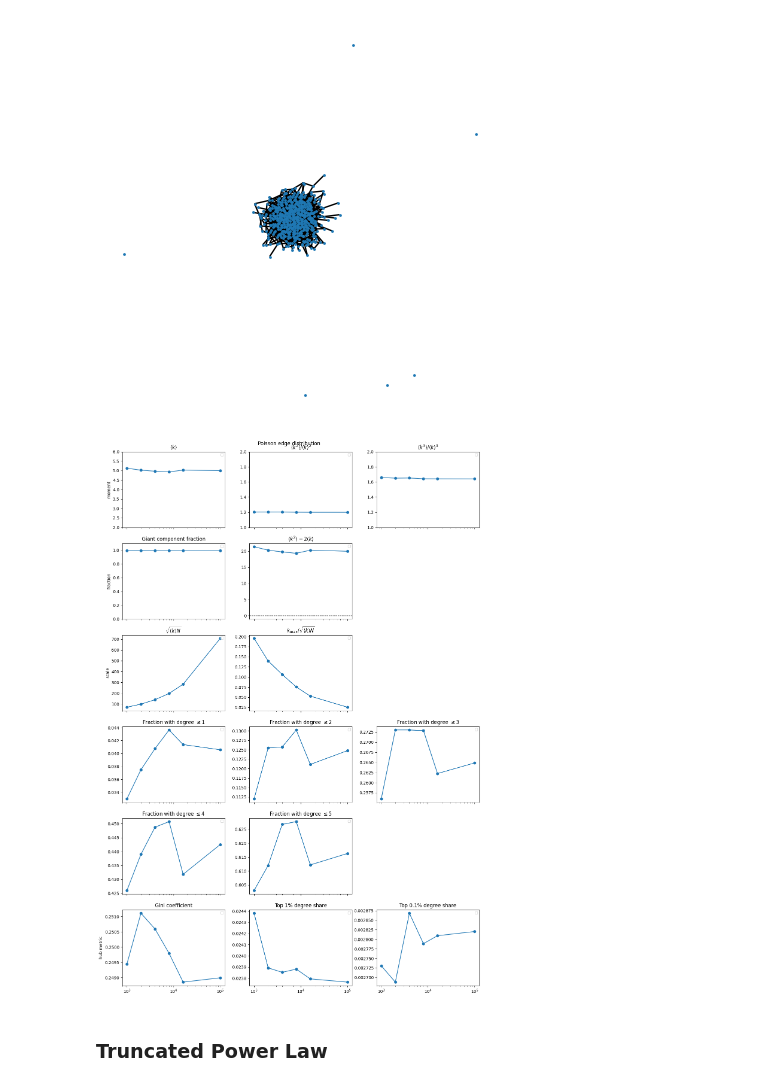
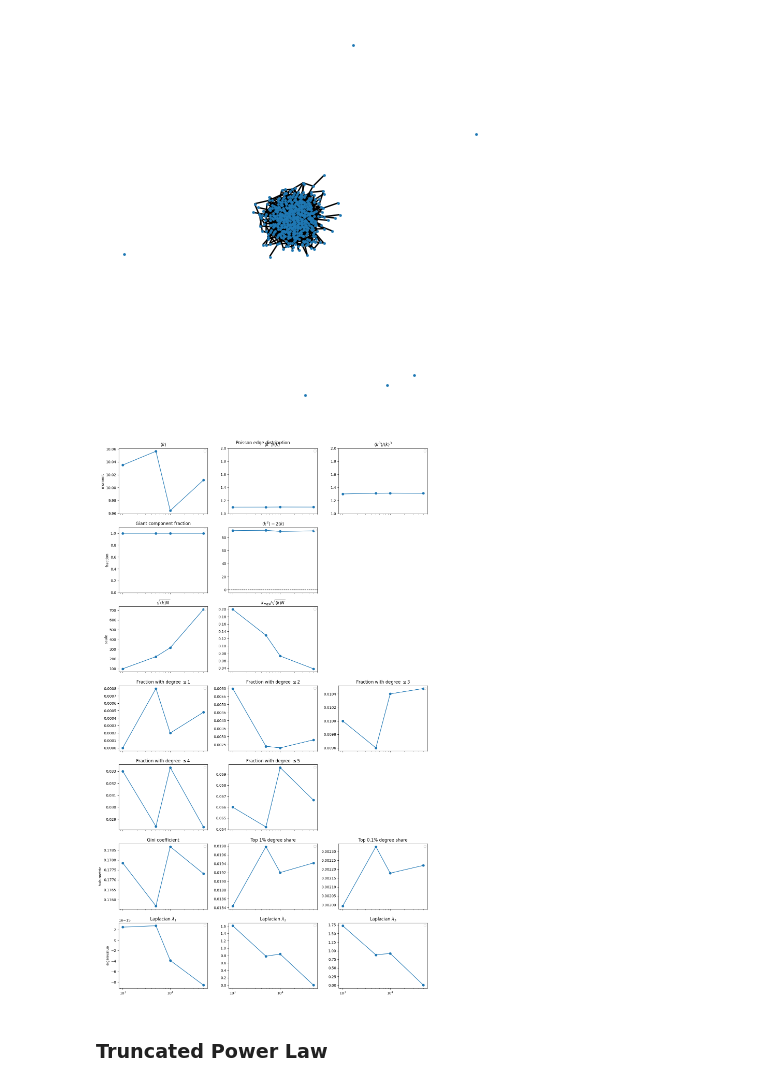
Before and after one commit to niccozagli/Dynamical_Systems_Networks, a Jupyter notebook: notebooks/prototyping/prototyping_networks.ipynb, the cells around one changed output. Saved outputs shown, nothing was run; the diff lists cells and outputs as text; code cells hidden in the pictures.

```diff
--- a/notebooks/prototyping/prototyping_networks.ipynb
+++ b/notebooks/prototyping/prototyping_networks.ipynb
@@ -235,9 +237,11 @@ print(giant_size)
 import numpy as np
 from matplotlib import pyplot as plt
 import networkx as nx
+from scipy import sparse
+from scipy.sparse.linalg import eigsh
 from dyn_net.networks import get_network
 
-N_list = [ 1000, 2000, 4000, 8000, 16000, 100_000]
+N_list = [ 1000,5000, 10_000, 50_000]
 
 
 def gini_coefficient(values: np.ndarray) -> float:
@@ -270,7 +274,7 @@ for N in N_list:
     degree_distribution = {
         'name' : 'poisson',
         'params' : {
-            "lambda": 5
+            "lambda": 10
         }
     }
     network_params = {
@@ -279,6 +283,11 @@ for N in N_list:
     }
     build, params = get_network('configuration_model', network_params)
     A = build(params)
+    if sparse.issparse(A):
+        A = A.tocsr()
+    else:
+        A = sparse.csr_matrix(A)
+
     degrees = np.asarray(A.sum(axis=1)).ravel()
     m1 = degrees.mean()
     m2 = (degrees ** 2).mean()
@@ -304,18 +313,27 @@ for N in N_list:
     else:
         frac_giant = 0.0
 
+    # Laplacian eigenvalues (smallest three)
+    try:
+        L = sparse.diags(degrees) - A
+        eigs = eigsh(L, k=3, which='SM', return_eigenvectors=False)
+        eigs = np.sort(np.real(eigs))
+        eig1, eig2, eig3 = eigs
+    except Exception:
+        eig1 = eig2 = eig3 = np.nan
+
     records.append((
         N, m1, m2, m3, structural_cutoff,
         frac_le_1, frac_le_2, frac_le_3, frac_le_4, frac_le_5,
         k_max_emp, k_max_ratio,
         frac_giant,
-        gini, top_1pct, top_01pct
+        gini, top_1pct, top_01pct,
+        eig1, eig2, eig3
     ))
 
 
-
 # Plot moments and structural diagnostics vs N
-fig, axes = plt.subplots(6, 3, figsize=(13, 19), sharex=True)
+fig, axes = plt.subplots(7, 3, figsize=(13, 22), sharex=True)
 data = records
 Ns = np.array([r[0] for r in data])
 m1s = np.array([r[1] for r in data])
@@ -332,10 +350,13 @@ frac_giant = np.array([r[12] for r in data])
 gini = np.array([r[13] for r in data])
 top_1pct = np.array([r[14] for r in data])
 top_01pct = np.array([r[15] for r in data])
+eig1s = np.array([r[16] for r in data])
+eig2s = np.array([r[17] for r in data])
+eig3s = np.array([r[18] for r in data])
 crit_vals = m2s - 2 * m1s
 
 axes[0, 0].semilogx(Ns, m1s, marker='o')
-axes[0, 0].set_ylim(2,6)
+
 axes[0, 1].semilogx(Ns, m2s / m1s**2, marker='o')
 axes[0, 1].set_ylim(1,2)
 axes[0, 2].semilogx(Ns, m3s / m1s**3, marker='o')
@@ -358,6 +379,10 @@ axes[4, 1].semilogx(Ns, frac5, marker='o')
 axes[5, 0].semilogx(Ns, gini, marker='o')
 axes[5, 1].semilogx(Ns, top_1pct, marker='o')
 axes[5, 2].semilogx(Ns, top_01pct, marker='o')
+
+axes[6, 0].semilogx(Ns, eig1s, marker='o')
+axes[6, 1].semilogx(Ns, eig2s, marker='o')
+axes[6, 2].semilogx(Ns, eig3s, marker='o')
 
 axes[0, 0].set_title(r'$\langle k \rangle$')
 axes[0, 0].set_ylabel('moment')
@@ -371,34 +396,39 @@ axes[1, 1].axhline(0.0, color='k', linewidth=1.0, linestyle='--')
 
 axes[2, 0].set_title(r'$\sqrt{\langle k \rangle N }$')
 axes[2, 0].set_ylabel('scale')
 axes[2, 1].set_title(r'$k_{\max} / \sqrt{\langle k \rangle N}$')
 
 axes[3, 0].set_title(r'Fraction with degree $\leq 1$')
 axes[3, 1].set_title(r'Fraction with degree $\leq 2$')
 axes[3, 2].set_title(r'Fraction with degree $\leq 3$')
 
 axes[4, 0].set_title(r'Fraction with degree $\leq 4$')
 axes[4, 1].set_title(r'Fraction with degree $\leq 5$')
 
 axes[5, 0].set_title('Gini coefficient')
 axes[5, 0].set_ylabel('hub metric')
 axes[5, 1].set_title('Top 1% degree share')
 axes[5, 2].set_title('Top 0.1% degree share')
 
+axes[6, 0].set_title('Laplacian $\lambda_1$')
+axes[6, 0].set_ylabel('eigenvalue')
+axes[6, 1].set_title('Laplacian $\lambda_2$')
+axes[6, 2].set_title('Laplacian $\lambda_3$')
+
 for ax in axes.ravel():
     if ax in (axes[1, 2], axes[2, 2], axes[4, 2]):
         continue
     ax.legend(fontsize=8)
 
 axes[1, 2].axis('off')
 axes[2, 2].axis('off')
 axes[4, 2].axis('off')
 
 fig.suptitle('Poisson edge distribution')
 fig.tight_layout()
 #fig.savefig("../../figures/Poisson_edge_distribution.png",dpi=600)
 # %% [output]
-[figure, old version]
+[figure, new version]
 # %% [markdown]
 ### Truncated Power Law
 # %%
```
Also changed, not shown: parts of 1 cell of this notebook, 16 other files.
